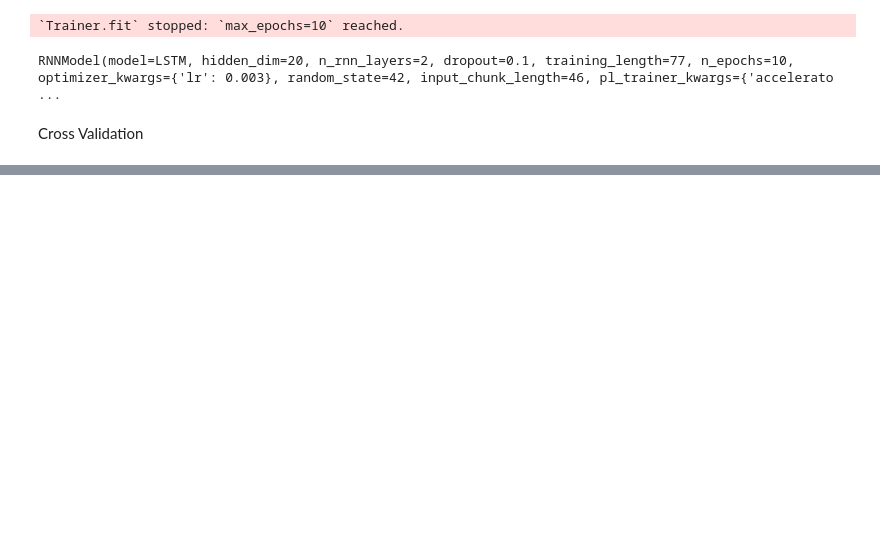
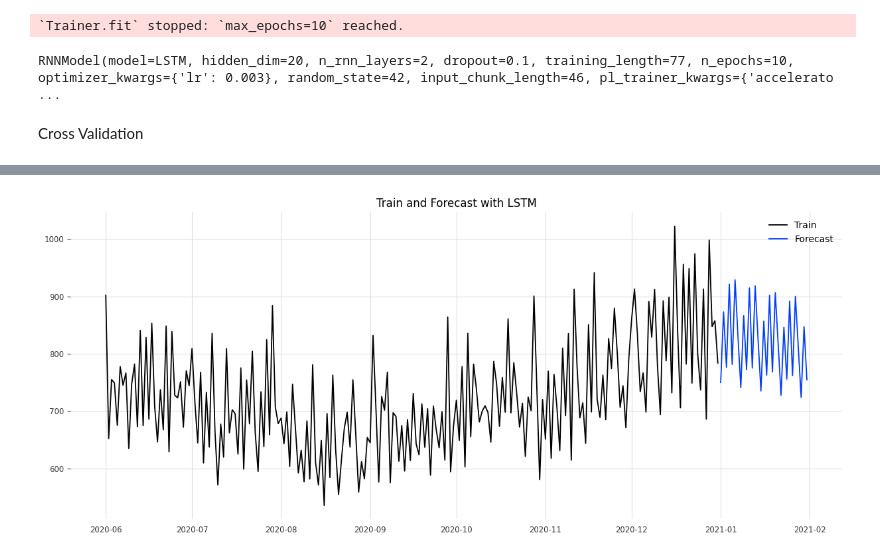
Before and after one commit to salgadosp/time_series, a Jupyter notebook: lstm/lstm.ipynb, the cells around one changed output, grey strips where cells are left out. Drawn from its saved outputs; the diff is of its cells as text; code cells hidden in the pictures; blank space fills up the shorter version.

Commit message:
Add Tuning to LSTM

```diff
--- a/lstm/lstm.ipynb
+++ b/lstm/lstm.ipynb
@@ -270,0 +647,12 @@ print(np.mean(rmse_cv))
+# %%
+scaler_y = Scaler()
+scaler_covariates = Scaler()
+
+y_transformed = scaler_y.fit_transform(series)
+
+covariates = covariates.stack(year_series)
+covariates_transformed = scaler_covariates.fit_transform(covariates)
+
+covariates_transformed = covariates_transformed.\
+                        stack(month_series).\
+                        stack(weekday_series)
@@ -270,0 +663,14 @@ print(np.mean(rmse_cv))
+# %%
+model = RNNModel(model='LSTM',
+                 hidden_dim=int(best_params['hidden_dim'].iloc[0]),
+                 n_rnn_layers=int(best_params['n_rnn_layers'].iloc[0]),
+                 dropout=best_params['dropout'].iloc[0],
+                 n_epochs=int(best_params['n_epochs'].iloc[0]),
+                 optimizer_kwargs = {'lr': best_params['lr'].iloc[0]},
+                 random_state=42,
+                 training_length=int(best_params['training_length'].iloc[0]),
+                 input_chunk_length=int(best_params['input_chunk_length'].iloc[0]),
+                 pl_trainer_kwargs={'accelerator': 'gpu',
+                                    'devices': [0]})
+
+model.fit(y_transformed, future_covariates = covariates_transformed)
@@ -270,0 +697,7 @@ print(np.mean(rmse_cv))
+# %%
+predictions = model.predict(n=len(future_df),
+                           future_covariates=covariates_transformed)
+
+predictions = TimeSeries.pd_series(scaler_y.inverse_transform(predictions))
+
+predictions
@@ -270,0 +726,12 @@ print(np.mean(rmse_cv))
+# %%
+def plot_future(y, forecast, title):
+    plt.figure(figsize = (15,6))
+    plt.plot(y, label = 'Train')  # Plot the training data
+    plt.plot(forecast, label = "Forecast")  # Plot the forecasted data
+    plt.title(f"Train and Forecast with {title}")
+    plt.legend()
+    plt.show()
+# %%
+plot_future(df['y']['2020-06':], predictions, 'LSTM')
+# %% [output]
+[figure, added]
```
Also changed, not shown: parts of 16 cells of this notebook.
